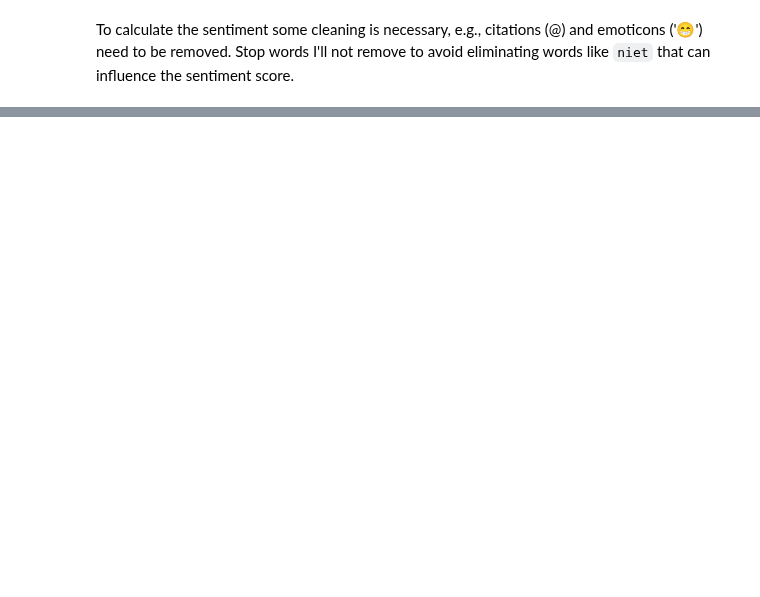
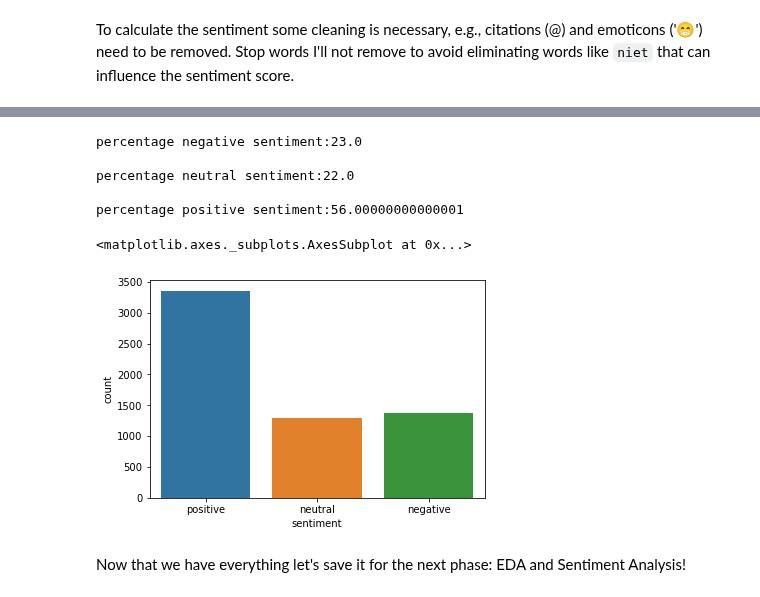
Before and after one commit to dpbac/twitter_analysis_online_grocery_NL, a Jupyter notebook: notebooks/03-Preparing Twitter data for analysis-Part 02.ipynb, the cells around one changed output, grey strips where cells are left out. Cells and saved outputs as stored; diff of their text form; code cells hidden in the pictures; blank space fills up the shorter version.

Commit message:
calculate sentiment of tweets notebook 3

```diff
--- a/notebooks/03-Preparing Twitter data for analysis-Part 02.ipynb
+++ b/notebooks/03-Preparing Twitter data for analysis-Part 02.ipynb
@@ -802,0 +661,2 @@ def clean_tweets(tweet):
+# %%
+df_concat['cleaned_text'] = df_concat['text'].apply(clean_text)
@@ -802,0 +693,6 @@ def clean_tweets(tweet):
+# %%
+from textblob import TextBlob
+from textblob_nl import PatternTagger, PatternAnalyzer
+text = u"De kat wil wel vis eten maar geen poot nat maken."
+blob = TextBlob(text, analyzer=PatternAnalyzer())
+blob.sentiment
@@ -802,0 +705,26 @@ def clean_tweets(tweet):
+# %%
+def calculate_sentiment(text):
+    """ Calculate sentiment, i.e., polarity and subjectivity scores of a text """
+
+    blob = TextBlob(text, analyzer=PatternAnalyzer())
+
+    polarity = blob.sentiment[0]
+    subjectivity = blob.sentiment[1]
+
+    return round(polarity,2), round(subjectivity,2)
+
+def classify_sentiment(polarity_score):
+    """ Classify sentiment in positive, negative, or neutral based on polarity score """
+
+    if polarity_score > 0.00:
+        sentiment = 'positive'
+    elif polarity_score < 0.00:
+        sentiment = 'negative'
+    else:
+        sentiment = 'neutral'
+
+    return sentiment
+# %%
+df_concat['polarity'] = df_concat['text'].apply(lambda x: calculate_sentiment(x)[0])
+
+df_concat['sentiment'] = df_concat['polarity'].apply(classify_sentiment)
@@ -802,0 +748,17 @@ def clean_tweets(tweet):
+# %%
+print("percentage negative sentiment:{}\n".format(round(len(df_concat['polarity'][df_concat['polarity']<0.00])/len(df_concat['polarity']),2)*100))
+print("percentage neutral sentiment:{}\n".format(round(len(df_concat['polarity'][df_concat['polarity']==0.00])/len(df_concat['polarity']),2)*100))
+print("percentage positive sentiment:{}\n".format(round(len(df_concat['polarity'][df_concat['polarity']>0.00])/len(df_concat['polarity']),2)*100))
+# %% [output]
+percentage negative sentiment:23.0
+
+percentage neutral sentiment:22.0
+
+percentage positive sentiment:56.00000000000001
+# %%
+sns.countplot(data=df_concat, x = 'sentiment')
+# %% [output]
+<matplotlib.axes._subplots.AxesSubplot at 0x...>
+[figure, added]
+# %% [markdown]
+Now that we have everything let's save it for the next phase: EDA and Sentiment Analysis!
```
Also changed, not shown: parts of 49 cells of this notebook, 2 other files.
